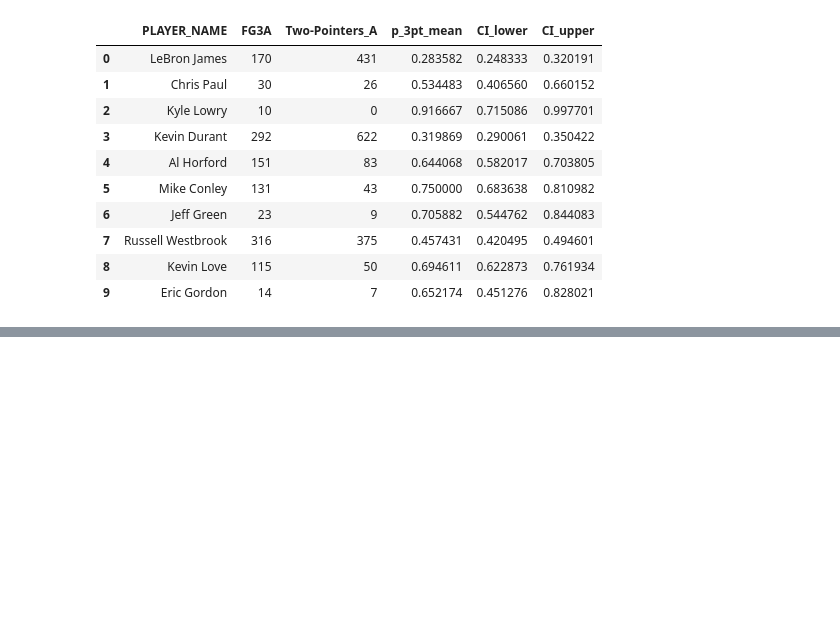
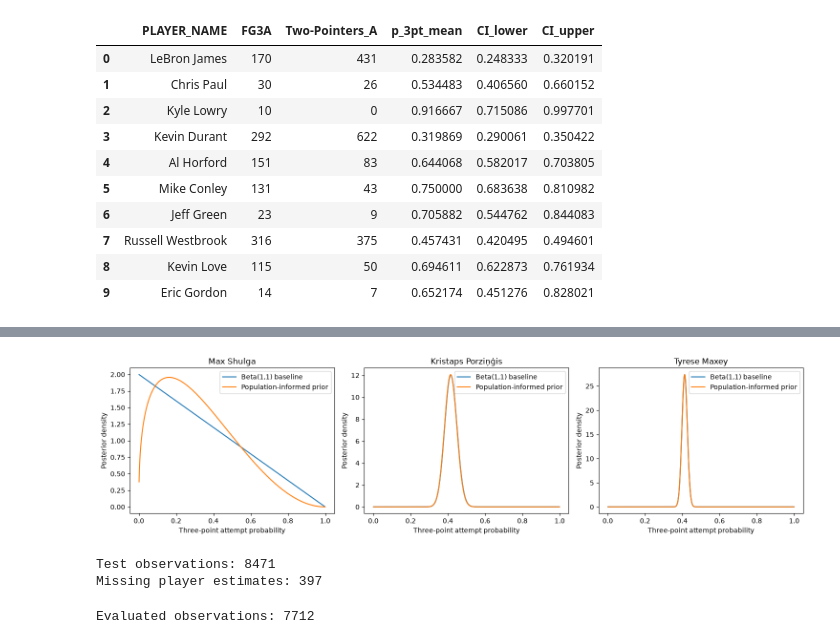
Before and after one commit to nikoiaki-ai/NBA_Project, a Jupyter notebook: notebooks/my_notebook.ipynb, the cells around one changed output, grey strips where cells are left out. Drawn from its saved outputs; the diff is of its cells as text; code cells hidden in the pictures; blank space fills up the shorter version.

Commit message:
Updated Progress on Model

```diff
--- a/notebooks/my_notebook.ipynb
+++ b/notebooks/my_notebook.ipynb
@@ -206,0 +267,8 @@ players = sorted_stats.iloc[[0, len(sorted_stats)//2, -1]]
+# %%
+player_stats['alpha_hier'] = alpha_hat + player_stats['FG3A']
+player_stats['beta_hier'] = beta_hat + player_stats['Two-Pointers_A']
+
+player_stats['p_3pt_hier'] = (
+    player_stats['alpha_hier'] /
+    (player_stats['alpha_hier'] + player_stats['beta_hier'])
+)
@@ -206,0 +294,63 @@ players = sorted_stats.iloc[[0, len(sorted_stats)//2, -1]]
+# %%
+players = player_stats.sort_values(
+    'FGA_Total'
+).iloc[[0, len(player_stats)//2, -1]]
+
+x = np.linspace(0.001, 0.999, 1000)
+
+fig, axes = plt.subplots(1, 3, figsize=(15, 4))
+
+for ax, (_, player) in zip(axes, players.iterrows()):
+    original = beta.pdf(
+        x, player['alpha_post'], player['beta_post']
+    )
+
+    hierarchical = beta.pdf(
+        x, player['alpha_hier'], player['beta_hier']
+    )
+
+    ax.plot(x, original, label='Beta(1,1) baseline')
+    ax.plot(x, hierarchical, label='Population-informed prior')
+
+    ax.set_title(player['PLAYER_NAME'])
+    ax.set_xlabel('Three-point attempt probability')
+    ax.set_ylabel('Posterior density')
+    ax.legend()
+
+plt.tight_layout()
+plt.show()
+# %% [output]
+[figure, added]
+# %%
+model_cols = [
+    'PLAYER_ID',
+    'p_3pt_mean',
+    'p_3pt_hier',
+    'alpha_post',
+    'beta_post',
+    'alpha_hier',
+    'beta_hier'
+]
+
+test_predictions = test_df.merge(
+    player_stats[model_cols],
+    on='PLAYER_ID',
+    how='left',
+    validate='many_to_one'
+)
+
+print("Test observations:", len(test_predictions))
+print("Missing player estimates:",
+      test_predictions['p_3pt_hier'].isna().sum())
+# %% [output]
+Test observations: 8471
+Missing player estimates: 397
+# %%
+eval_df = test_predictions[
+    test_predictions['p_3pt_hier'].notna()
+    & (test_predictions['FGA'] > 0)
+].copy()
+
+print("Evaluated observations:", len(eval_df))
+# %% [output]
+Evaluated observations: 7712
```
Also changed, not shown: parts of 22 cells of this notebook.
